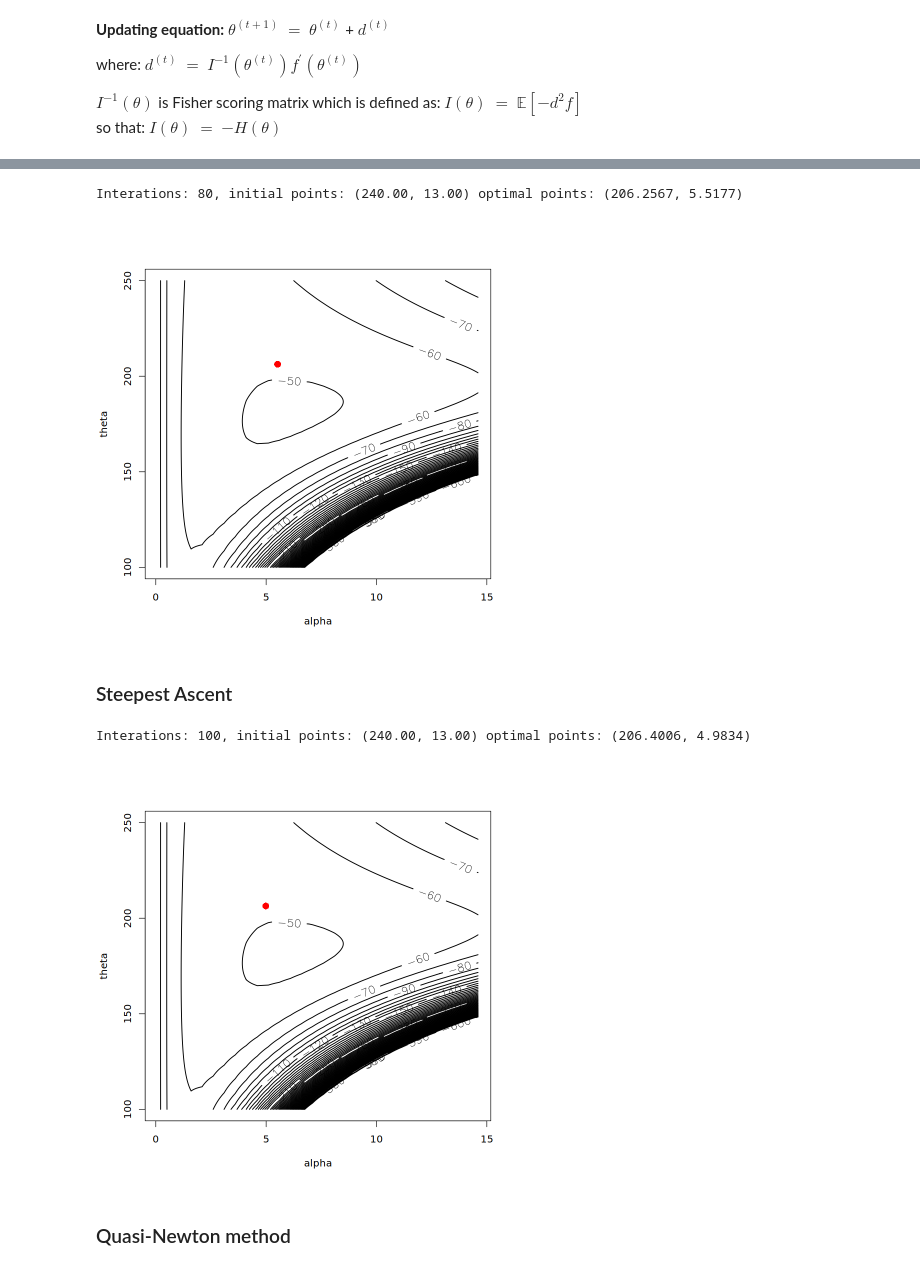
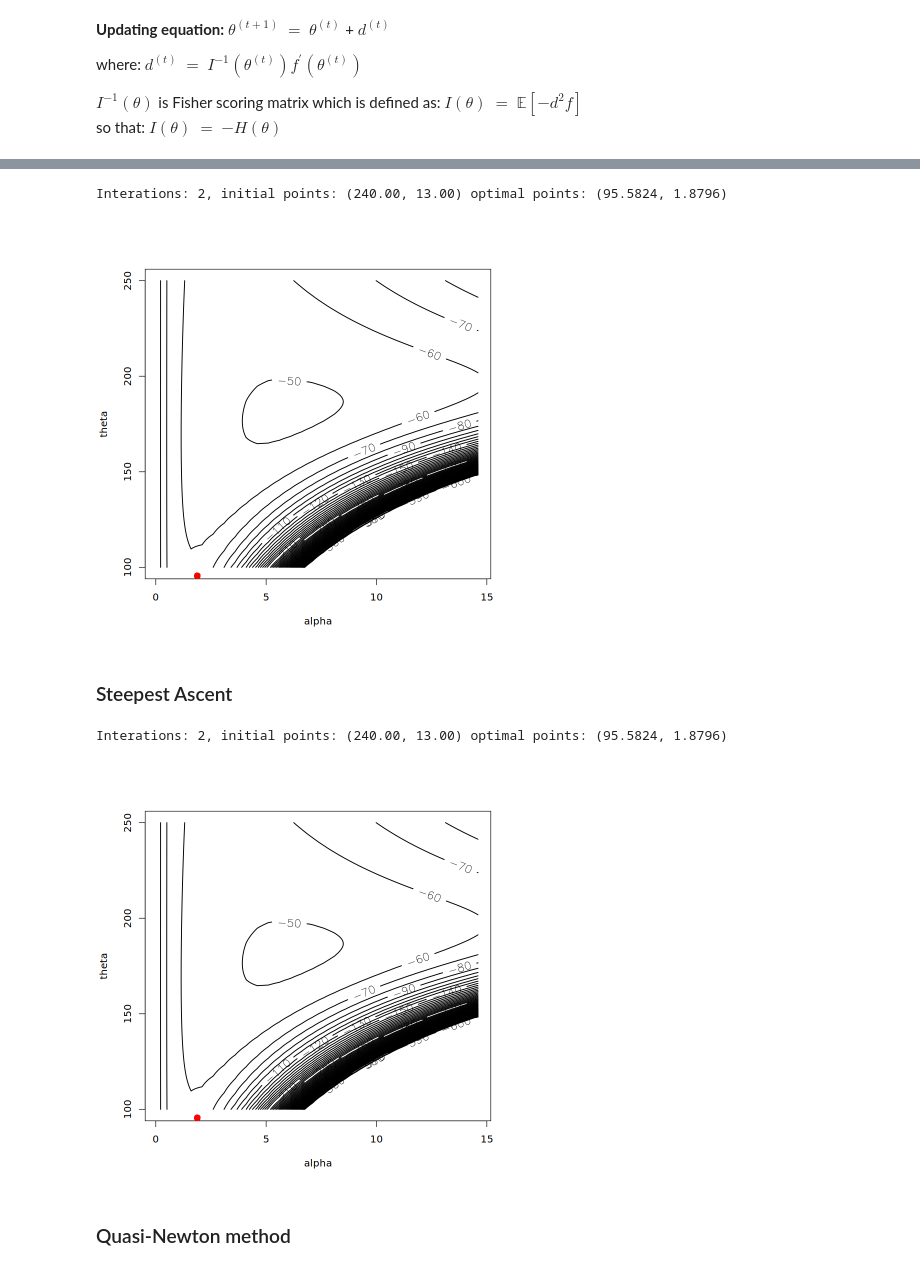
Before and after one commit to Anh-BK/Statistical_Computing, a Jupyter notebook: optimization/EX3-Optimization-R.ipynb, the cells around one changed output, grey strips where cells are left out. Cells and saved outputs as stored; diff of their text form; code cells hidden in the pictures.

```diff
--- a/optimization/EX3-Optimization-R.ipynb
+++ b/optimization/EX3-Optimization-R.ipynb
@@ -137,7 +137,7 @@ second_grad_alphatheta <- function(x, theta, alpha) {
     n <- length(x)
     t <- x/theta
     val1 <- -n/theta
-    val2 <- (alpha/theta)*sum((t^alpha)*log(t)) - sum(t^alpha)
+    val2 <- (alpha/theta)*sum((t^alpha)*log(t)) + sum(t^alpha)/theta
 
     val1 + val2
 }
@@ -215,5 +215,5 @@ Interations: 70, initial points: (160.00, 1.00) optimal points: (236.7532, 0.948
 # %%
-max_iter <- 80
+max_iter <- 2
 threshold <- 1e-5
 
 init_theta <- 240.
@@ -284,20 +284,20 @@ Interations: 50, initial points: (160.00, 1.00) optimal points: (212.1683, 0.975
 # %%
-max_iter <- 80
+max_iter <- 2
 threshold <- 1e-5
 
 init_theta <- 240.
 init_alpha <- 13.
 init_params <- c(init_theta, init_alpha)
 
 result <- fisher_optimizer(x, max_iter, threshold, init_params)
 plot_name <- cat(sprintf("Interations: %d, initial points: (%.2f, %.2f)",
                      result$iters, init_params[1], init_params[2]),
                 sprintf("optimal points: (%.4f, %.4f)",
                         result$params[1], result$params[2]))
 plot_optimal_point(result$params, plot_name)
 # %% [output]
-Interations: 80, initial points: (240.00, 13.00) optimal points: (206.2567, 5.5177)
+Interations: 2, initial points: (240.00, 13.00) optimal points: (95.5824, 1.8796)
-[figure, old version]
+[figure, new version]
 # %% [markdown]
 ### Steepest Ascent
 # %%
@@ -330,7 +330,7 @@ steepest_ascent_optimizer <- function(x, max_iter, threshold, params) {
     return(list(iters=iter, params=params))
 }
 # %%
-max_iter <- 100
+max_iter <- 2
 threshold <- 1e-5
 
 init_theta <- 240.
@@ -344,8 +344,8 @@ plot_name <- cat(sprintf("Interations: %d, initial points: (%.2f, %.2f)",
                         result$params[1], result$params[2]))
 plot_optimal_point(result$params, plot_name)
 # %% [output]
-Interations: 100, initial points: (240.00, 13.00) optimal points: (206.4006, 4.9834)
+Interations: 2, initial points: (240.00, 13.00) optimal points: (95.5824, 1.8796)
-[figure, old version]
+[figure, new version]
 # %% [markdown]
 ### Quasi-Newton method
 # %%
```
Also changed, not shown: parts of 6 cells of this notebook, 1 other file.
